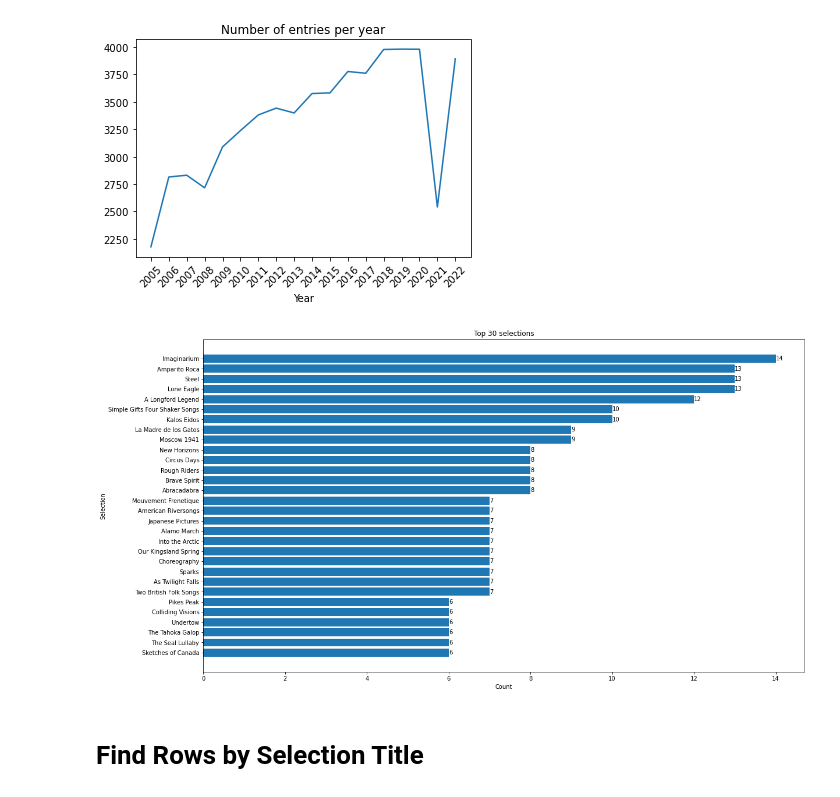
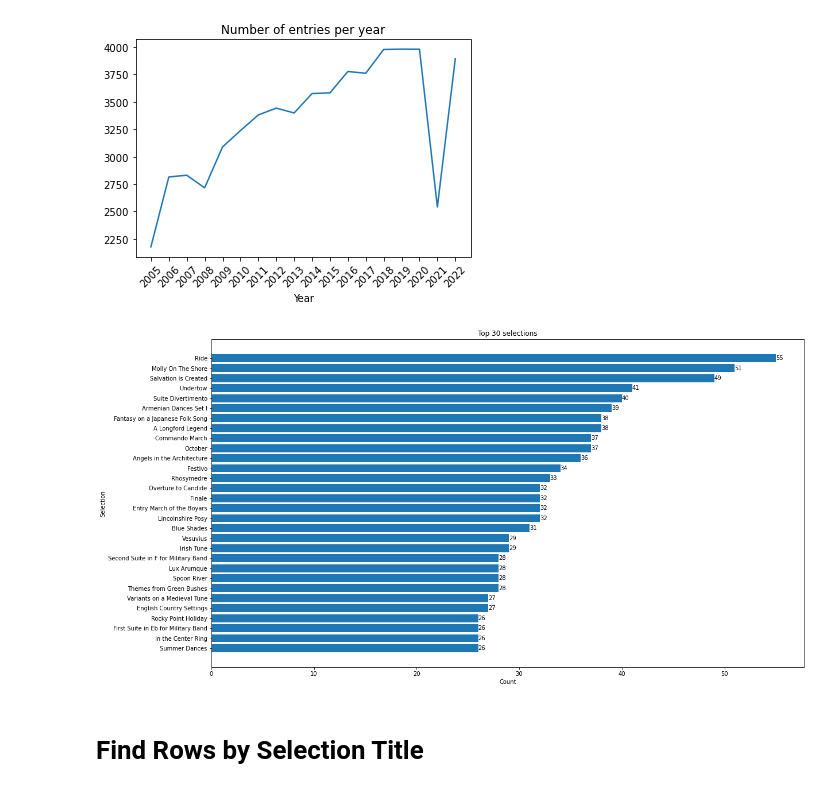
Before and after one commit to macdkw89/uil_results, a Jupyter notebook: data.ipynb, the cells around one changed output. Drawn from its saved outputs; the diff is of its cells as text; code cells hidden in the pictures.

```diff
--- a/data.ipynb
+++ b/data.ipynb
@@ -135,24 +135,24 @@ plt.show()
 # %%
 
 # Plot top n selections
 def plotter(n=20, d=df, y=year_list, cl=class_list, co=conf_list):
     fig, ax = plt.subplots()
     bars = ax.barh(top_n_grabber(n, d, y, cl, co)[0], top_n_grabber(n, d, y, cl, co)[1])
     ax.set_title(f'Top {n} selections')
     ax.set_xlabel('Count')
     ax.set_ylabel('Selection')
     for bars in ax.containers:
         ax.bar_label(bars)
     # invert the y-axis
     ax.invert_yaxis()
    # reset size of the plot
     fig.set_size_inches(18.5, 10.5)
 
     plt.show()
 
-plotter(30, df, [2022], ['Non-Varsity'], ['AAAAAA', 'AAAAA'])
+plotter(30, df, range(2010, 2014), ['Varsity'], ['AAAA', 'AAAAA'])
 # %% [output]
-[figure, old version]
+[figure, new version]
 # %% [markdown]
 # Find Rows by Selection Title
 # %%
```
Also changed, not shown: parts of 3 cells of this notebook.
